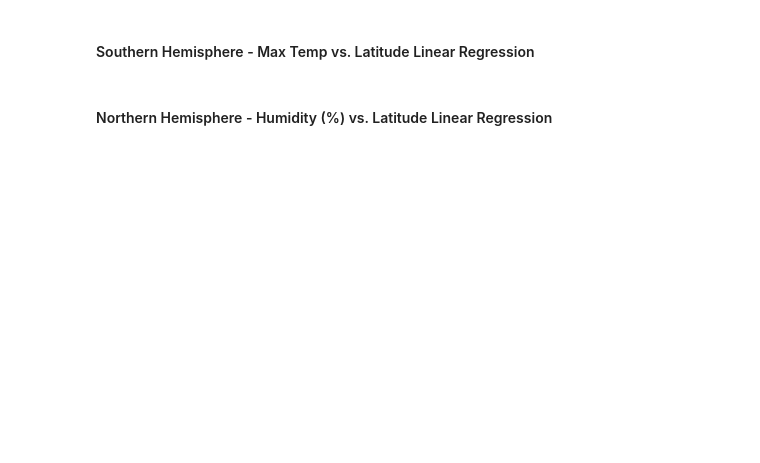
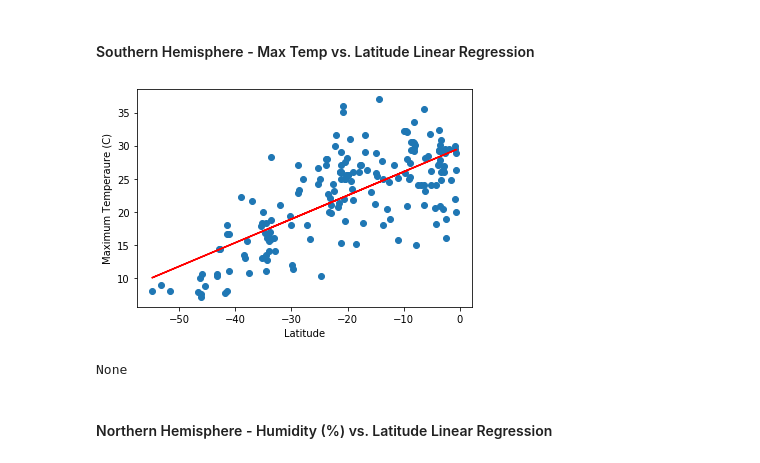
Before and after one commit to loictiemani/Unit-6-Assignment-What-s-the-Weather-Like, a Jupyter notebook: starter_code/WeatherPy.ipynb, the cells around one changed output. Saved outputs shown, nothing was run; the diff lists cells and outputs as text; code cells hidden in the pictures; blank space fills up the shorter version.

```diff
--- a/starter_code/WeatherPy.ipynb
+++ b/starter_code/WeatherPy.ipynb
@@ -269,4 +287,14 @@ plt.show()
 # %% [markdown]
 ####  Southern Hemisphere - Max Temp vs. Latitude Linear Regression
+# %%
+southern_hemisphere = weather_df.loc[weather_df["Latitude"]<0]
+x_values = southern_hemisphere["Latitude"]
+y_values = southern_hemisphere["Maximum Temperature"]
+plt.xlabel("Latitude")
+plt.ylabel("Maximum Temperaure (C)")
+print(linear_reg(x_values,y_values))
+# %% [output]
+[figure, added]
+None
 # %% [markdown]
 ####  Northern Hemisphere - Humidity (%) vs. Latitude Linear Regression
```
Also changed, not shown: parts of 12 cells of this notebook.
